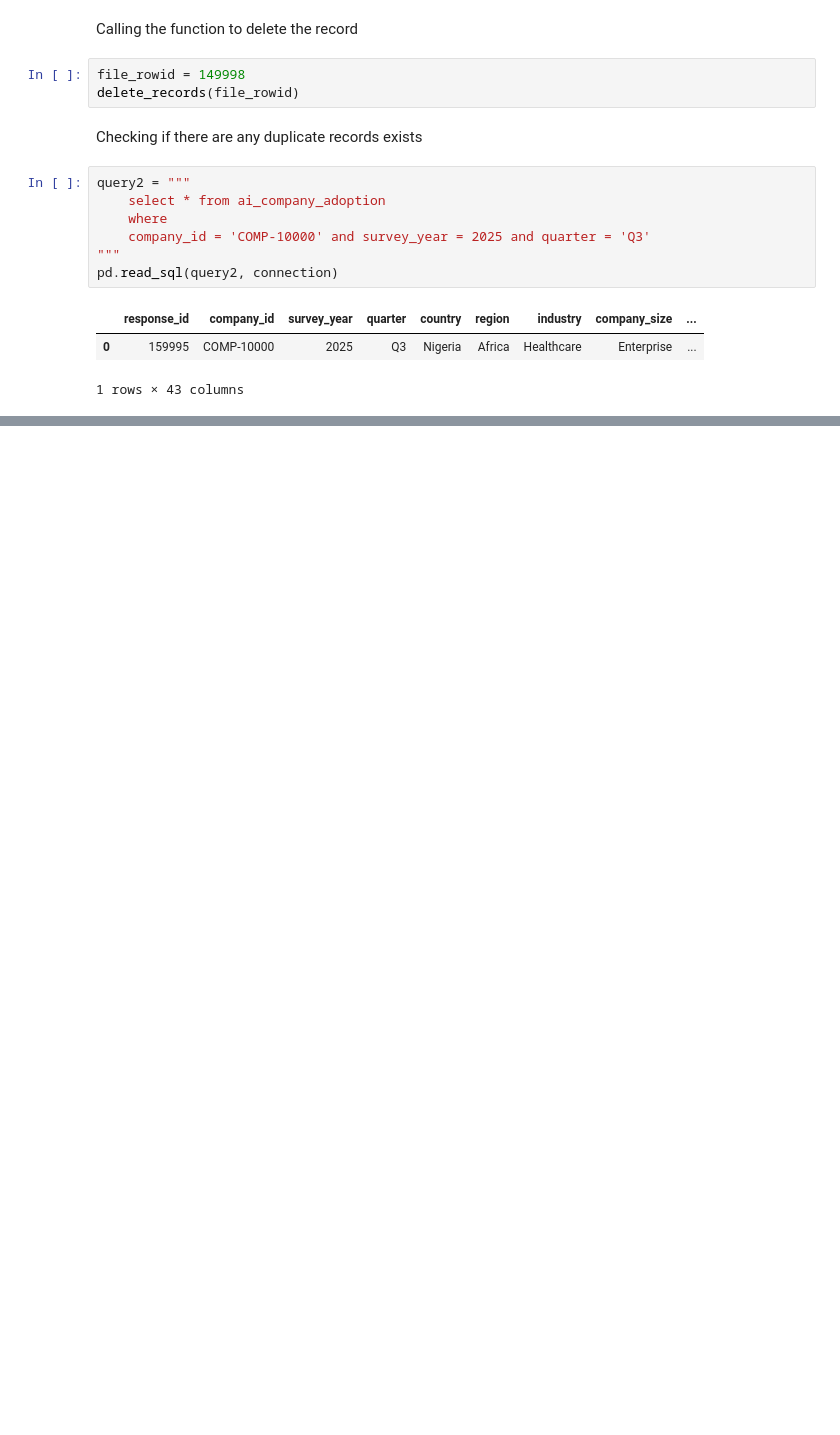
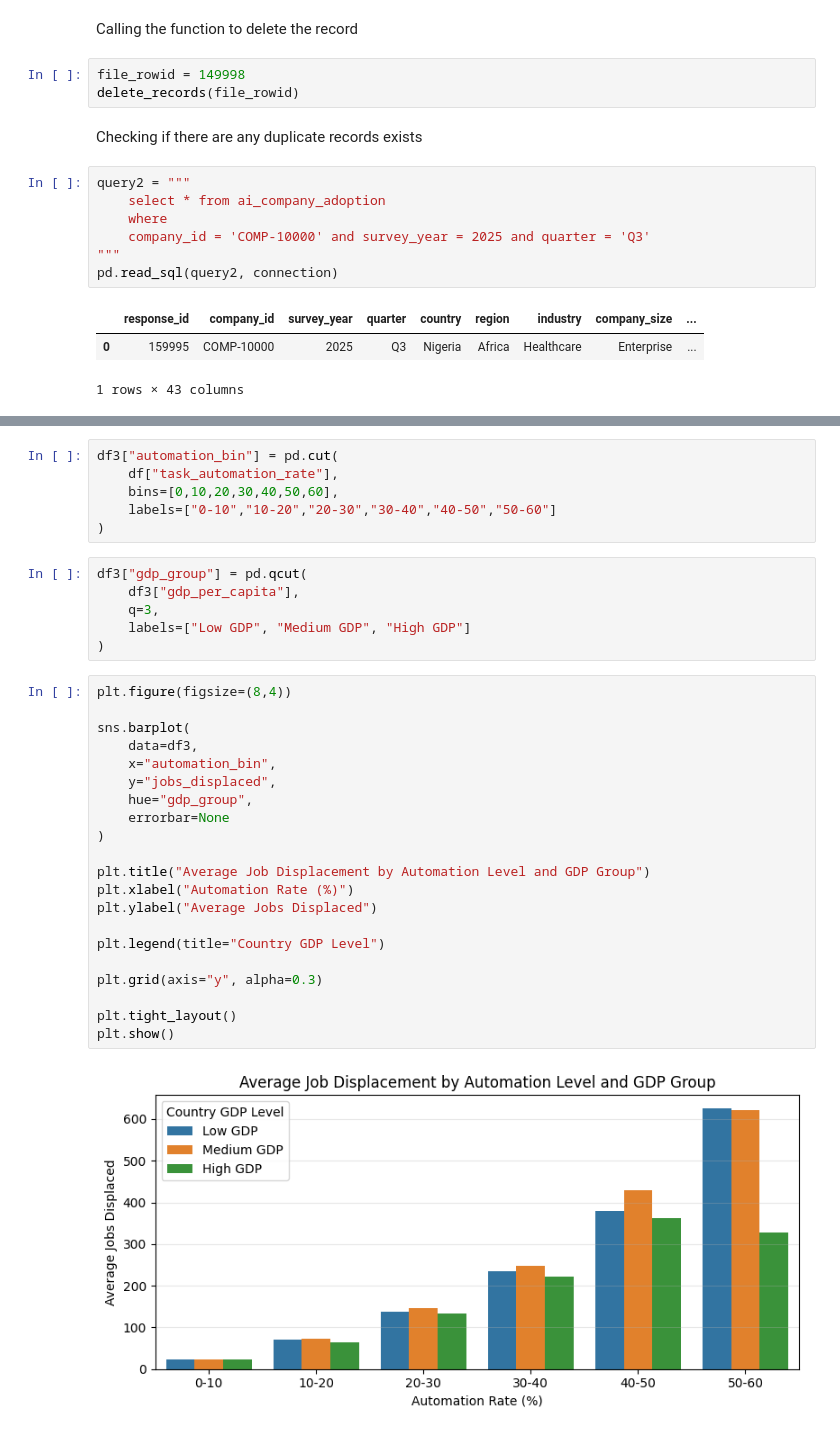
Before and after one commit to HemDesh/Data_Analysis_on_AI_Adoption_and_Workforce_Impact, a Jupyter notebook: notebooks/main.ipynb, the cells around one changed output, grey strips where cells are left out. Cells and saved outputs as stored; diff of their text form; blank space fills up the shorter version.

Commit message:
made some graphs 07-20-2026

```diff
--- a/notebooks/main.ipynb
+++ b/notebooks/main.ipynb
@@ -1313,0 +1327,35 @@ pd.read_sql(query2, connection)
+# %%
+df3["automation_bin"] = pd.cut(
+    df["task_automation_rate"],
+    bins=[0,10,20,30,40,50,60],
+    labels=["0-10","10-20","20-30","30-40","40-50","50-60"]
+)
+# %%
+df3["gdp_group"] = pd.qcut(
+    df3["gdp_per_capita"],
+    q=3,
+    labels=["Low GDP", "Medium GDP", "High GDP"]
+)
+# %%
+plt.figure(figsize=(8,4))
+
+sns.barplot(
+    data=df3,
+    x="automation_bin",
+    y="jobs_displaced",
+    hue="gdp_group",
+    errorbar=None
+)
+
+plt.title("Average Job Displacement by Automation Level and GDP Group")
+plt.xlabel("Automation Rate (%)")
+plt.ylabel("Average Jobs Displaced")
+
+plt.legend(title="Country GDP Level")
+
+plt.grid(axis="y", alpha=0.3)
+
+plt.tight_layout()
+plt.show()
+# %% [output]
+[figure, added]
```
Also changed, not shown: parts of 2 cells of this notebook.
